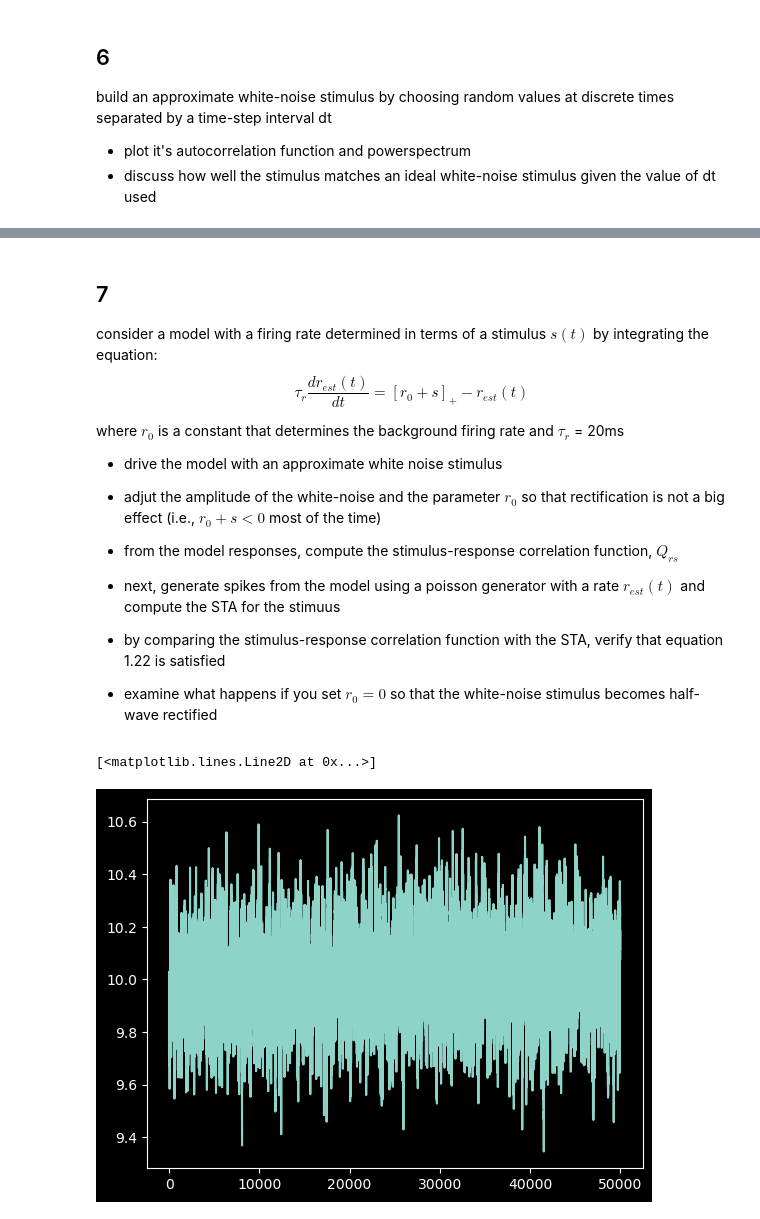
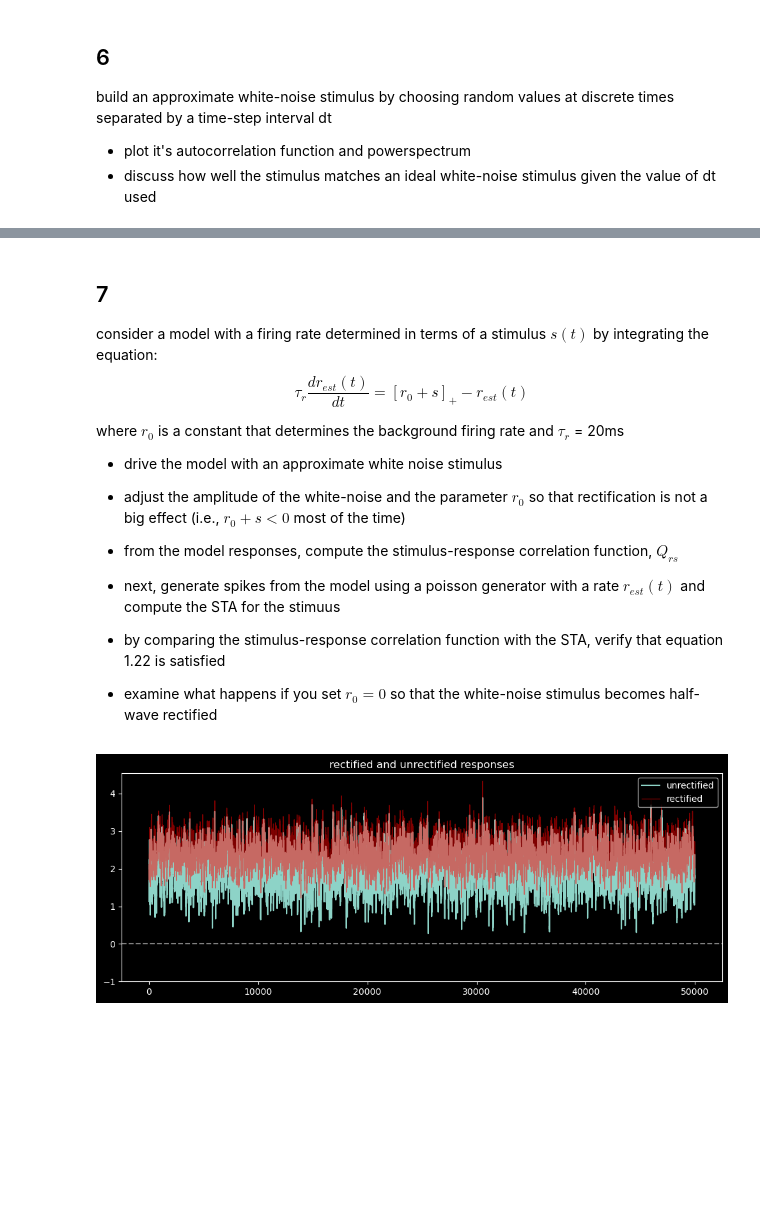
Before and after one commit to polsen99/theoretical_neuroscience, a Jupyter notebook: ch1.ipynb, the cells around one changed output, grey strips where cells are left out. Saved outputs shown, nothing was run; the diff lists cells and outputs as text; code cells hidden in the pictures; blank space fills up the shorter version.

```diff
--- a/ch1.ipynb
+++ b/ch1.ipynb
@@ -483,7 +483,7 @@ $$
 where $r_0$ is a constant that determines the background firing rate and $\tau_r$ = 20ms
 
 - drive the model with an approximate white noise stimulus
-- adjut the amplitude of the white-noise and the parameter $r_0$ so that rectification is not a big effect (i.e., $r_0 + s \lt 0$ most of the time)
+- adjust the amplitude of the white-noise and the parameter $r_0$ so that rectification is not a big effect (i.e., $r_0 + s \lt 0$ most of the time)
 - from the model responses, compute the stimulus-response correlation function, $Q_{rs}$
 
 - next, generate spikes from the model using a poisson generator with a rate $r_{est}(t)$ and compute the STA for the stimuus
@@ -491,8 +491,8 @@ where $r_0$ is a constant that determines the background firing rate and $\tau_r
 - by comparing the stimulus-response correlation function with the STA, verify that equation 1.22 is satisfied
 - examine what happens if you set $r_0 = 0$ so that the white-noise stimulus becomes half-wave rectified
 # %%
-tau_r = 2e-2
-r0 = 10
+tau_r = 20e-3
+r0 = 2
 r0_alt = 0
 dt = 1e-3
 tmax = 50
@@ -500,16 +500,34 @@ t = np.arange(0, tmax, dt)
 noise_amp = 3
 
 # generate white noise stim
-s = np.random.normal(0, 1, size=len(t))
+s = np.random.normal(0, 1, size=len(t)) * noise_amp
 
-def drdt(r_est, tau_r, r0, s):
-    return r_est + (dt / tau_r) * (max(r0 + s, 0) - r_est)
+def drdt(r_est, tau_r, r0, s, rectify=False):
+    input = r0 + s
+    if rectify:
+        input = max(0, input)
+    return r_est + (input - r_est) * (dt/tau_r)
 
-r_est = np.ones_like(t) * r0
-for i in range(1, len(t)):
-    r_est[i] = drdt(r_est[i-1], tau_r, r0, s[i-1])
+def run_noise_sim(r0, t, s, rectify=False):
+    """run simulation with noise"""
+    r_est = np.ones_like(t) * r0
+    for i in range(1, len(t)):
+        r_est[i] = drdt(r_est[i-1], tau_r, r0, s[i-1], rectify)
+
+    return r_est
+
+unrectified = run_noise_sim(r0, t, s)
+rectified = run_noise_sim(r0, t, s, rectify=True)
-# %%
-plt.plot(r_est)
-# %% [output]
-[<matplotlib.lines.Line2D at 0x...>]
-[figure, removed]
+# %%
+# makes sense bc remains constant without input stimulus?
+
+fig, ax = plt.subplots(figsize=(10, 4))
+ax.plot(unrectified, label='unrectified')
+ax.set_title('rectified and unrectified responses')
+ax.plot(rectified, label='rectified', alpha=0.5, linewidth=1, c='r')
+ax.set_ylim(-1)
+ax.axhline(0, linestyle='--', alpha=0.5)
+ax.legend(loc='upper right')
+plt.tight_layout()
+# %% [output]
+[figure, added]
```
Also changed, not shown: parts of 24 cells of this notebook, 1 other file.
